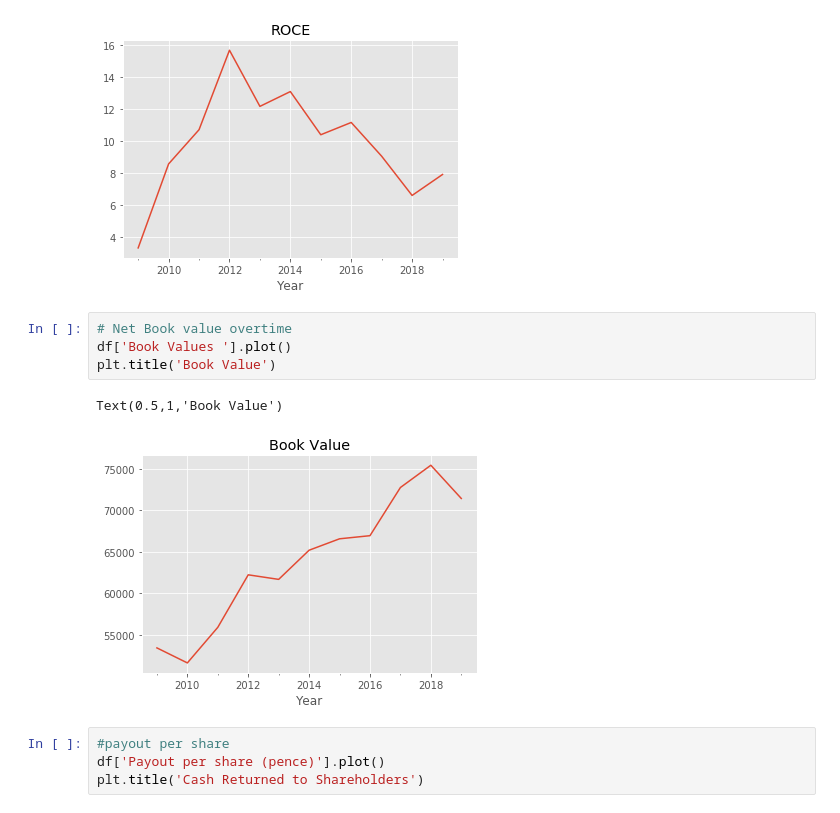
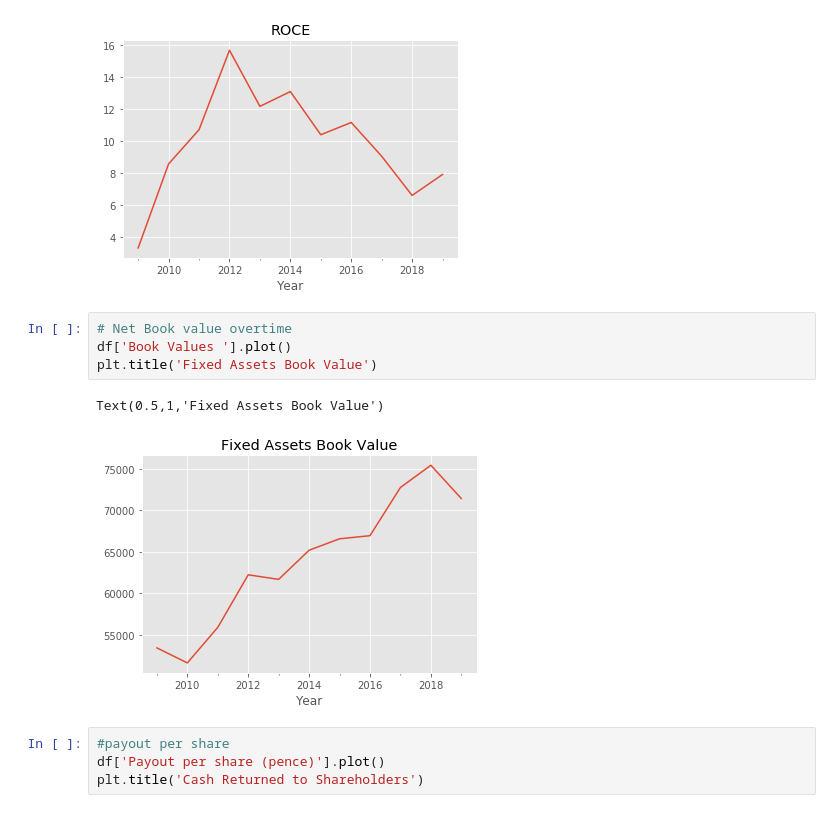
Before and after one commit to mcirelli95/Castings_Analysis, a Jupyter notebook: Financial Analysis Python Exercise .ipynb, the cells around one changed output. Drawn from its saved outputs; the diff is of its cells as text.

```diff
--- a/Financial Analysis Python Exercise .ipynb
+++ b/Financial Analysis Python Exercise .ipynb
@@ -349,10 +351,10 @@ Text(0.5,1,'ROCE')
 # %%
 # Net Book value overtime
 df['Book Values '].plot()
-plt.title('Book Value')
+plt.title('Fixed Assets Book Value')
 # %% [output]
-Text(0.5,1,'Book Value')
+Text(0.5,1,'Fixed Assets Book Value')
-[figure, old version]
+[figure, new version]
 # %%
 #payout per share
 df['Payout per share (pence)'].plot()
```
Also changed, not shown: parts of 1 cell of this notebook.
